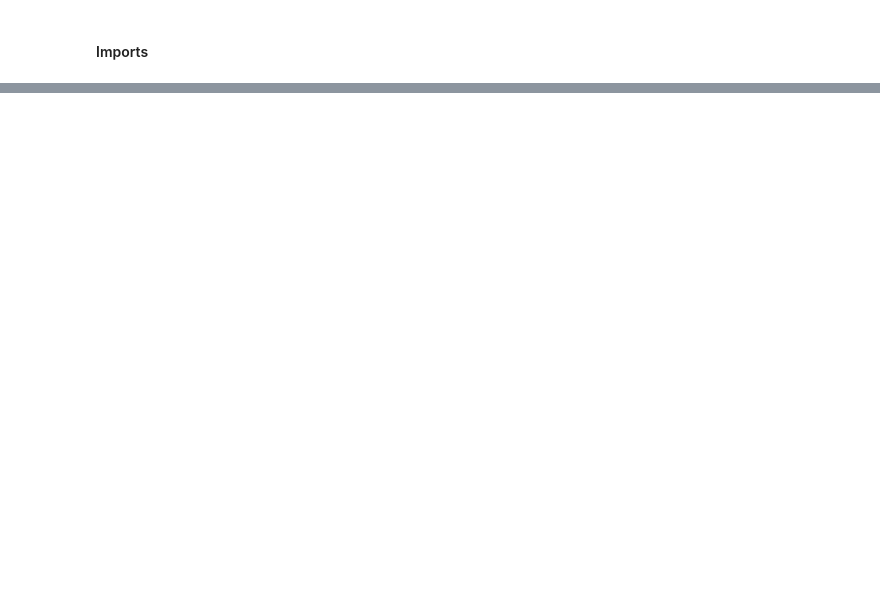
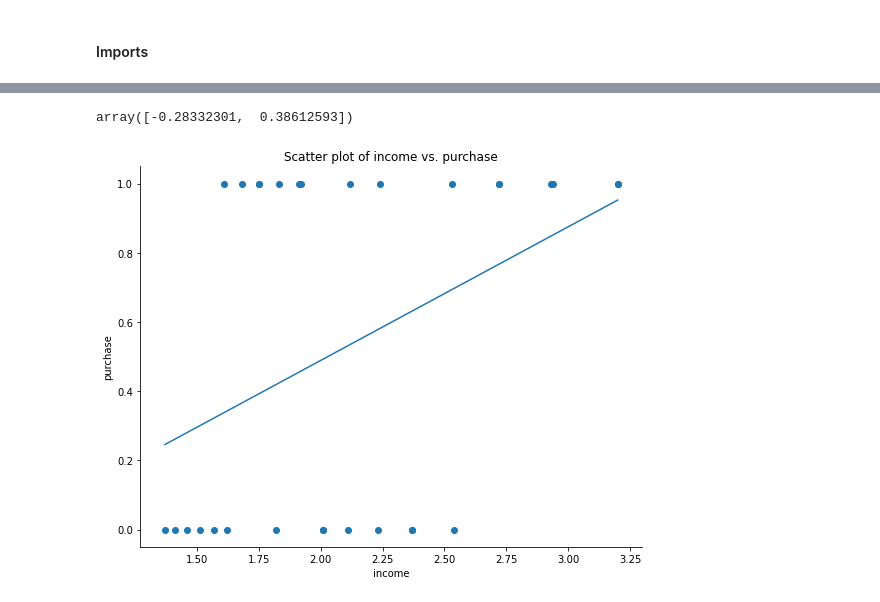
Before and after one commit to fredzett/rmqa, a Jupyter notebook: S07a_Classification.ipynb, the cells around one changed output, grey strips where cells are left out. Drawn from its saved outputs; the diff is of its cells as text; code cells hidden in the pictures; blank space fills up the shorter version.

```diff
--- a/S07a_Classification.ipynb
+++ b/S07a_Classification.ipynb
@@ -147,0 +151,16 @@ AttributeError: module 'statsmodels.api' has no attribute 'discrete_model'
+# %%
+y, X = dmatrices("purchase ~ income", df)
+# %%
+ols = sm.OLS(y,X).fit()
+ols.params
+# %% [output]
+array([-0.28332301,  0.38612593])
+# %%
+xs = np.linspace(xmin,xmax,100)#.reshape(None)
+xs = sm.add_constant(xs)
+yhat = ols.predict(xs)
+# %%
+ax.plot(xs[:,1], yhat)
+fig
+# %% [output]
+[figure, added]
```
Also changed, not shown: parts of 113 cells of this notebook, 9 other files.
